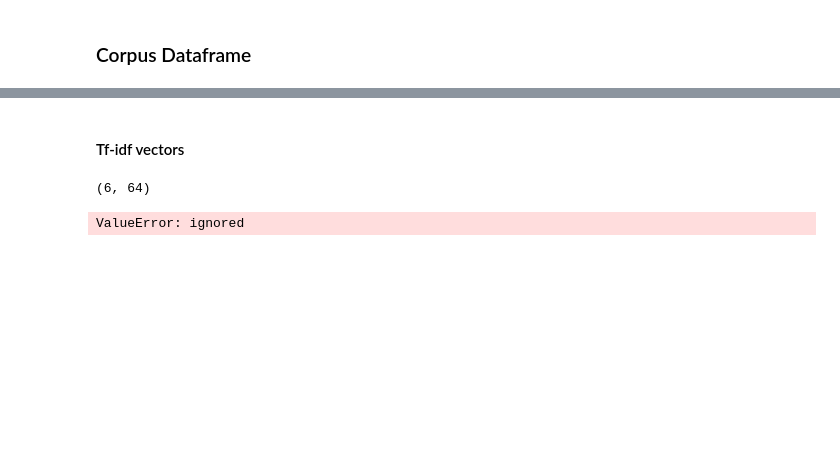
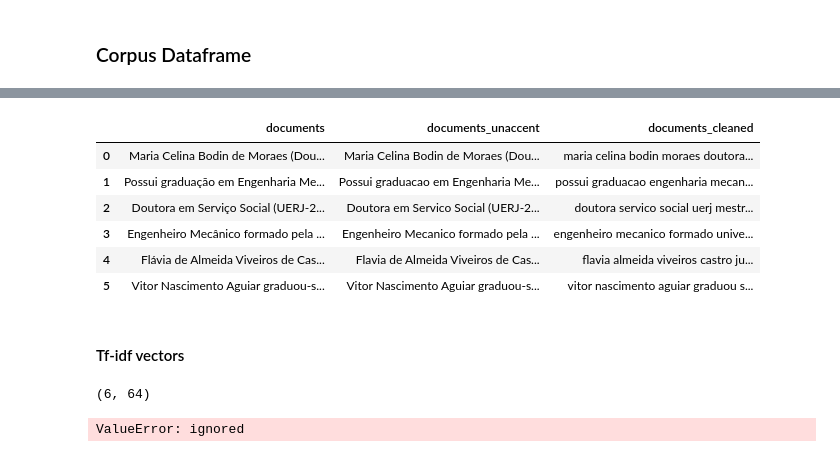
Before and after one commit to versant2612/jnotebooks, a Jupyter notebook: Document_Similarities.ipynb, the cells around one changed output, grey strips where cells are left out. Drawn from its saved outputs; the diff is of its cells as text; code cells hidden in the pictures; blank space fills up the shorter version.

```diff
--- a/Document_Similarities.ipynb
+++ b/Document_Similarities.ipynb
@@ -96,7 +99,18 @@ documents_df
 # %%
 # removing special characters and stop words from the text
 stop_words_l=stopwords.words('portuguese')
-documents_df['documents_cleaned']=documents_df.documents.apply(lambda x: " ".join(re.sub(r'[^a-zA-Z]',' ',w).lower() for w in x.split() if re.sub(r'[^a-zA-Z]',' ',w).lower() not in stop_words_l) )
+documents_df['documents_unaccent']=documents_df.documents.apply(lambda x: " ".join(normalize('NFD', w).encode('ascii', 'ignore').decode("utf-8") for w in x.split() ))
+documents_df['documents_cleaned']=documents_df.documents_unaccent.apply(lambda x: " ".join(re.sub(r'[^a-zA-Z]',' ',w).lower() for w in x.split() if re.sub(r'[^a-zA-Z]',' ',w).lower() not in stop_words_l) )
+# %%
+documents_df
+# %% [output]
+|  | documents | documents_unaccent | documents_cleaned |
+| 0 | Maria Celina Bodin de Moraes (Dou... | Maria Celina Bodin de Moraes (Dou... | maria celina bodin moraes doutora... |
+| 1 | Possui graduação em Engenharia Me... | Possui graduacao em Engenharia Me... | possui graduacao engenharia mecan... |
+| 2 | Doutora em Serviço Social (UERJ-2... | Doutora em Servico Social (UERJ-2... | doutora servico social uerj mestr... |
+| 3 | Engenheiro Mecânico formado pela ... | Engenheiro Mecanico formado pela ... | engenheiro mecanico formado unive... |
+| 4 | Flávia de Almeida Viveiros de Cas... | Flavia de Almeida Viveiros de Cas... | flavia almeida viveiros castro ju... |
+| 5 | Vitor Nascimento Aguiar graduou-s... | Vitor Nascimento Aguiar graduou-s... | vitor nascimento aguiar graduou s... |
 # %% [markdown]
 #### Tf-idf vectors
 # %%
```
Also changed, not shown: parts of 8 cells of this notebook.
